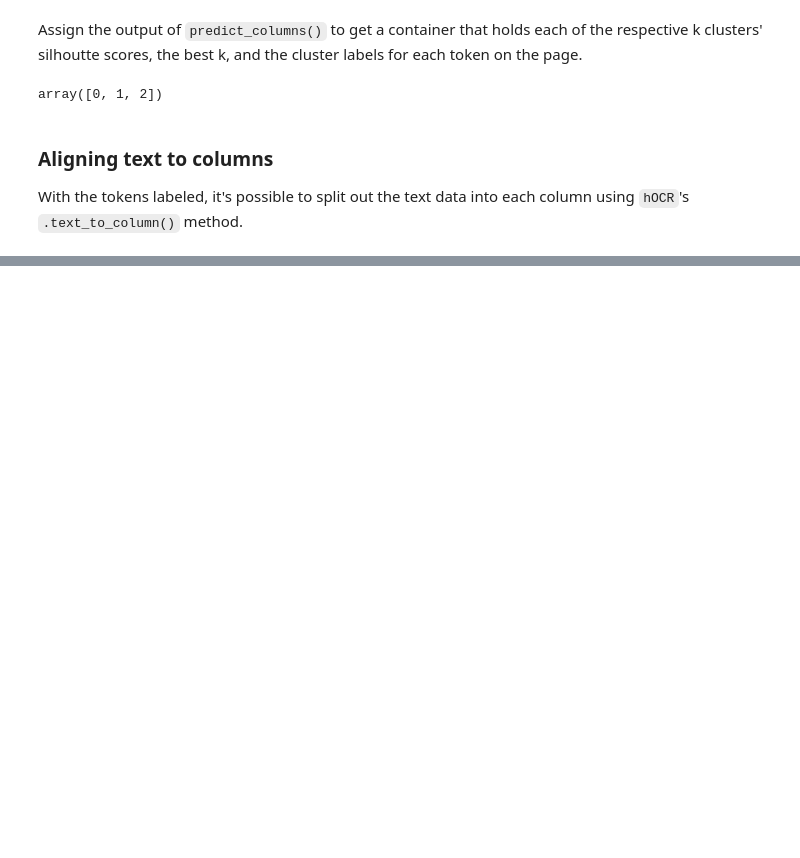
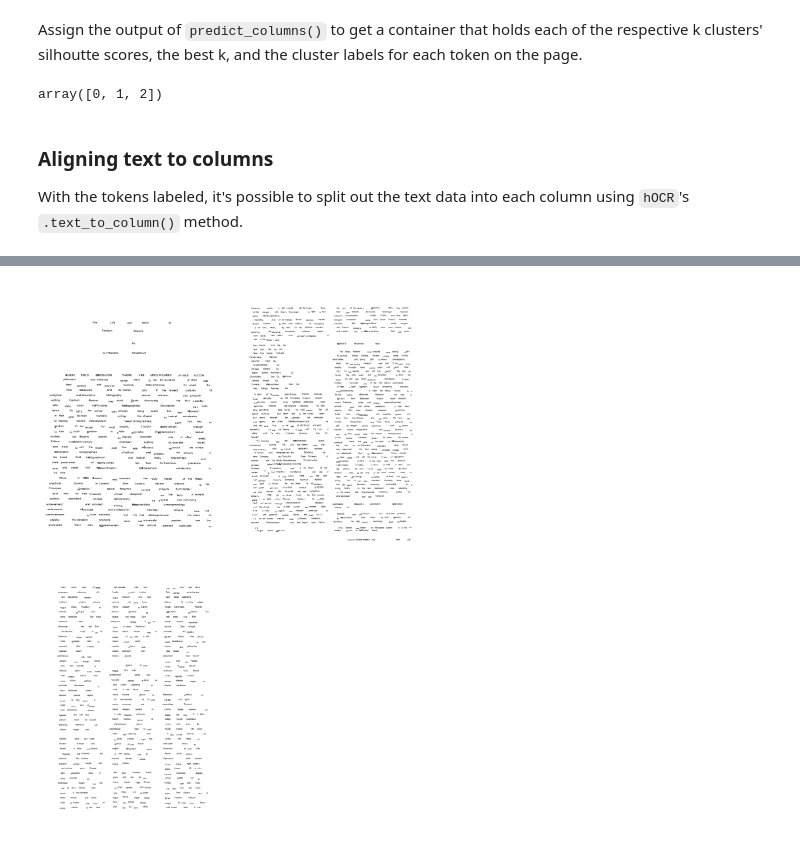
Before and after one commit to t-shoemaker/hOCRpy, a Jupyter notebook: analysis.ipynb, the cells around one changed output, grey strips where cells are left out. Drawn from its saved outputs; the diff is of its cells as text; code cells hidden in the pictures; blank space fills up the shorter version.

```diff
--- a/analysis.ipynb
+++ b/analysis.ipynb
@@ -134,0 +155,4 @@ Column 1: non arcu risus quis varius. Odio aenean sed adipiscing diam
+# %%
+doc.contact_sheet(num_col=2, outline=None, page_type='page', return_image=True)
+# %% [output]
+[figure, added]
```
Also changed, not shown: parts of 12 cells of this notebook, 2 other files.
